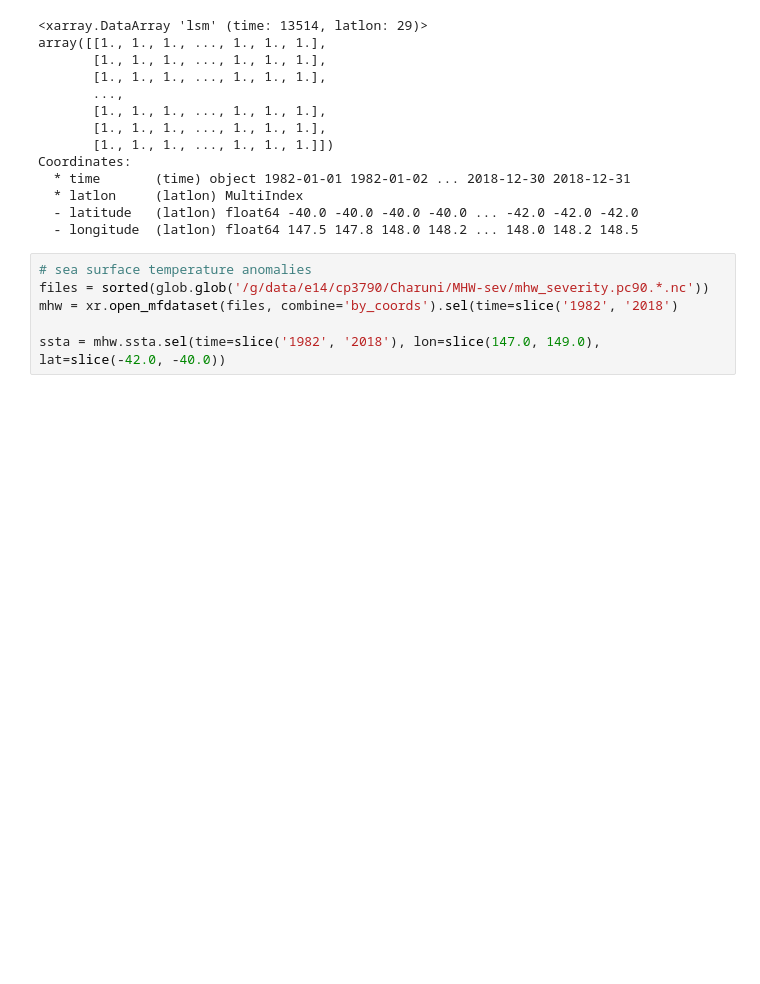
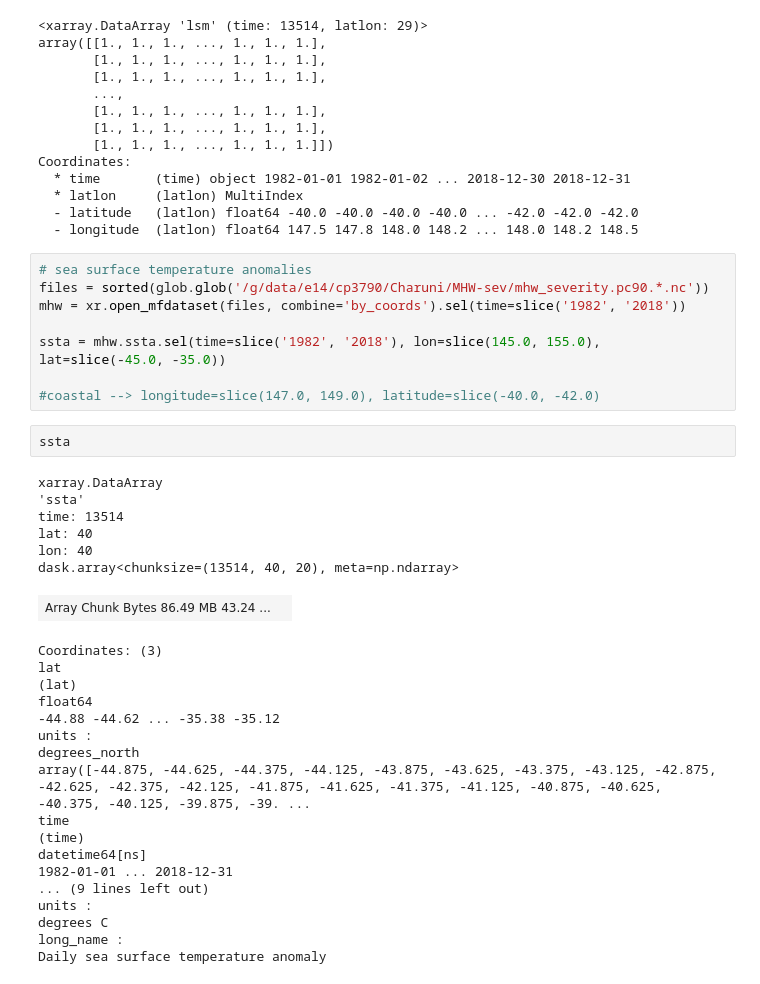
Before and after one commit to charuni-p/Heatwaves, a Jupyter notebook: Xarray-stack.ipynb, the cells around one changed output. Saved outputs shown, nothing was run; the diff lists cells and outputs as text; blank space fills up the shorter version.

```diff
--- a/Xarray-stack.ipynb
+++ b/Xarray-stack.ipynb
@@ -170,6 +170,35 @@ Coordinates:
 # %%
 # sea surface temperature anomalies
 files = sorted(glob.glob('/g/data/e14/cp3790/Charuni/MHW-sev/mhw_severity.pc90.*.nc'))
-mhw = xr.open_mfdataset(files, combine='by_coords').sel(time=slice('1982', '2018')
+mhw = xr.open_mfdataset(files, combine='by_coords').sel(time=slice('1982', '2018'))
 
-ssta = mhw.ssta.sel(time=slice('1982', '2018'), lon=slice(147.0, 149.0), lat=slice(-42.0, -40.0))
+ssta = mhw.ssta.sel(time=slice('1982', '2018'), lon=slice(145.0, 155.0), lat=slice(-45.0, -35.0))
+
+#coastal --> longitude=slice(147.0, 149.0), latitude=slice(-40.0, -42.0)
+# %%
+ssta
+# %% [output]
+xarray.DataArray
+'ssta'
+time: 13514
+lat: 40
+lon: 40
+dask.array<chunksize=(13514, 40, 20), meta=np.ndarray>
+| Array Chunk Bytes 86.49 MB 43.24 ... |  |
+Coordinates: (3)
+lat
+(lat)
+float64
+-44.88 -44.62 ... -35.38 -35.12
+units :
+degrees_north
+array([-44.875, -44.625, -44.375, -44.125, -43.875, -43.625, -43.375, -43.125, -42.875, -42.625, -42.375, -42.125, -41.875, -41.625, -41.375, -41.125, -40.875, -40.625, -40.375, -40.125, -39.875, -39. ...
+time
+(time)
+datetime64[ns]
+1982-01-01 ... 2018-12-31
+... (9 lines left out)
+units :
+degrees C
+long_name :
+Daily sea surface temperature anomaly
```
Also changed, not shown: parts of 2 cells of this notebook.
